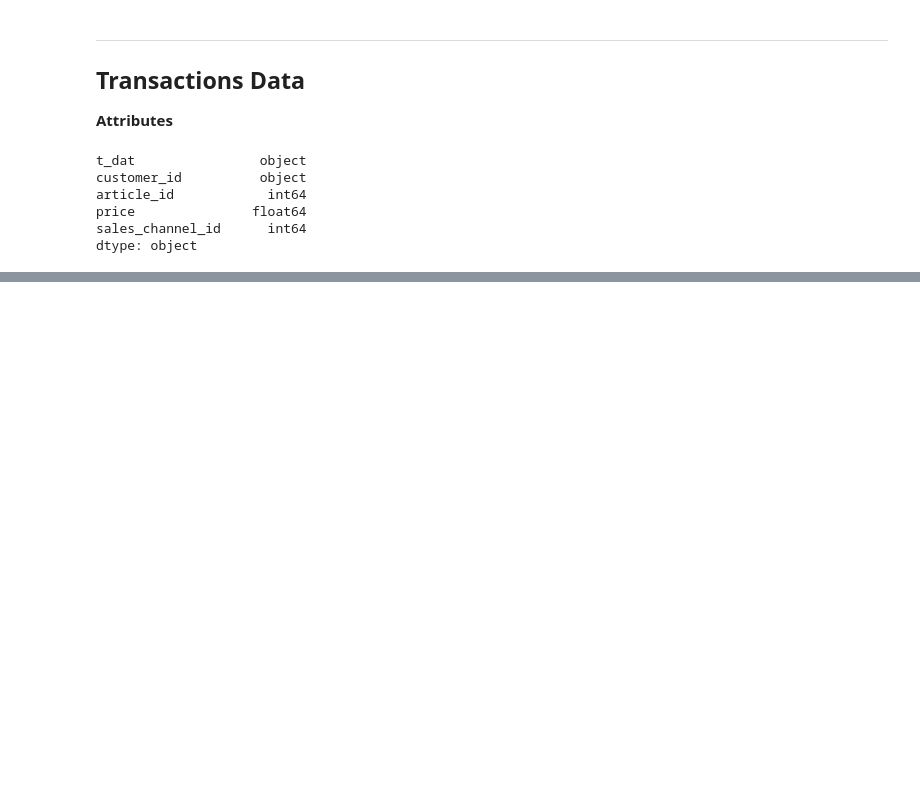
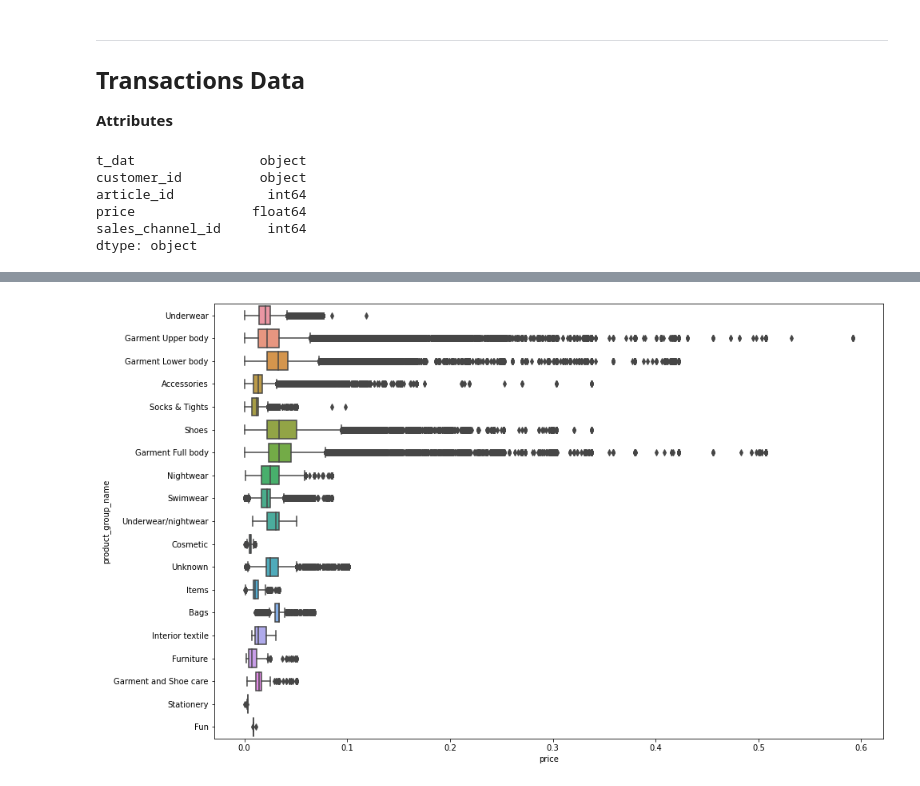
Before and after one commit to bswaika/kaggle_hm_recommender_competition, a Jupyter notebook: kaggle_hm_eda.ipynb, the cells around one changed output, grey strips where cells are left out. Cells and saved outputs as stored; diff of their text form; code cells hidden in the pictures; blank space fills up the shorter version.

```diff
--- a/kaggle_hm_eda.ipynb
+++ b/kaggle_hm_eda.ipynb
@@ -386,0 +484,3 @@ dtype: object
+# %%
+merged_df_prod_group = train[['customer_id', 'article_id', 'price', 't_dat']].merge(articles[['article_id', 'product_group_name']], on='article_id', how='inner')
+merged_df_prod_group.head()
@@ -386,0 +494,6 @@ dtype: object
+# %%
+plt.subplots(figsize=(15, 10))
+sns.boxplot(data=merged_df_prod_group, y='product_group_name', x='price')
+plt.show()
+# %% [output]
+[figure, added]
```
Also changed, not shown: parts of 19 cells of this notebook.
